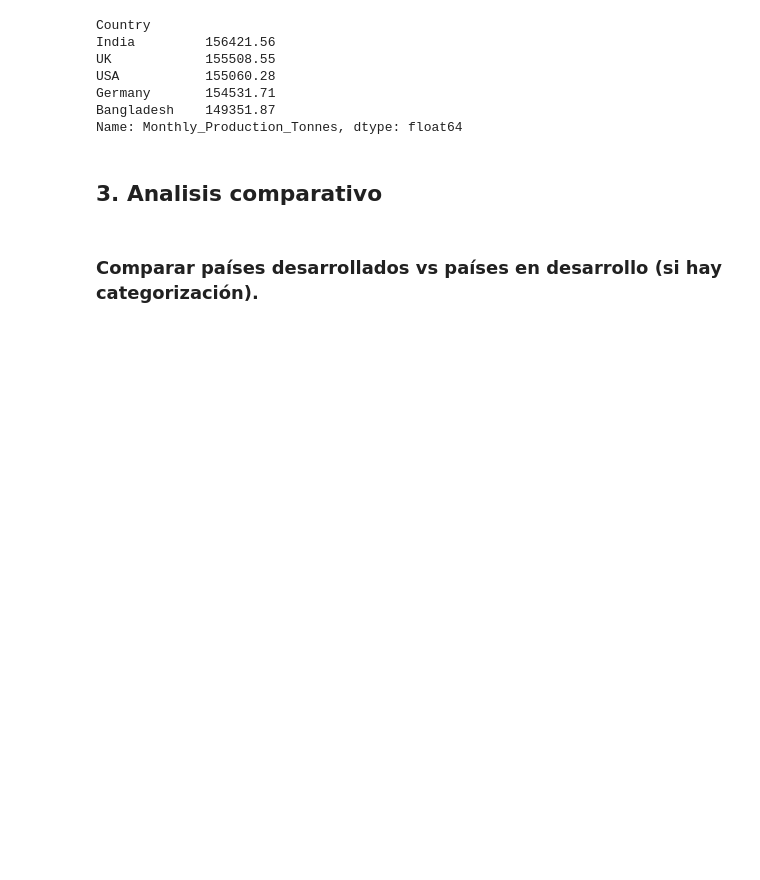
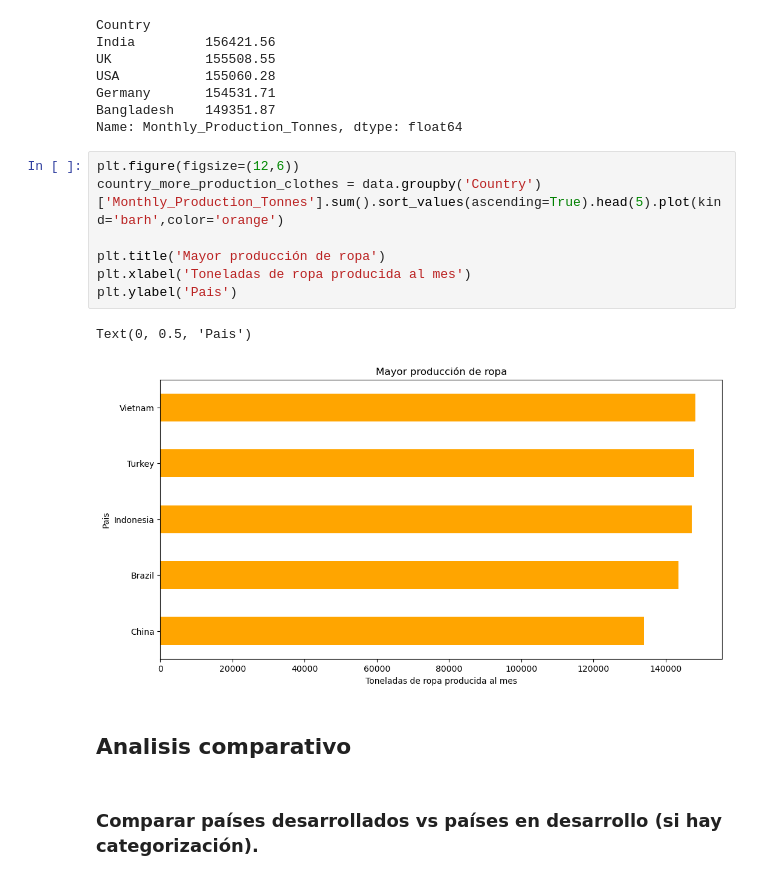
Before and after one commit to AlejandroSegura24/fast-fashion-analysis, a Jupyter notebook: notebooks/exploracion_fast_fashion.ipynb, the cells around one changed output. Drawn from its saved outputs; the diff is of its cells as text; blank space fills up the shorter version.

```diff
--- a/notebooks/exploracion_fast_fashion.ipynb
+++ b/notebooks/exploracion_fast_fashion.ipynb
@@ -155,8 +163,18 @@ USA           155060.28
 Germany       154531.71
 Bangladesh    149351.87
 Name: Monthly_Production_Tonnes, dtype: float64
+# %%
+plt.figure(figsize=(12,6))
+country_more_production_clothes = data.groupby('Country')['Monthly_Production_Tonnes'].sum().sort_values(ascending=True).head(5).plot(kind='barh',color='orange')
+
+plt.title('Mayor producción de ropa')
+plt.xlabel('Toneladas de ropa producida al mes')
+plt.ylabel('Pais')
+# %% [output]
+Text(0, 0.5, 'Pais')
+[figure, added]
 # %% [markdown]
-## 3. Analisis comparativo
+## Analisis comparativo
 # %% [markdown]
 ### Comparar países desarrollados vs países en desarrollo (si hay categorización).
 # %%
```
Also changed, not shown: parts of 11 cells of this notebook.
